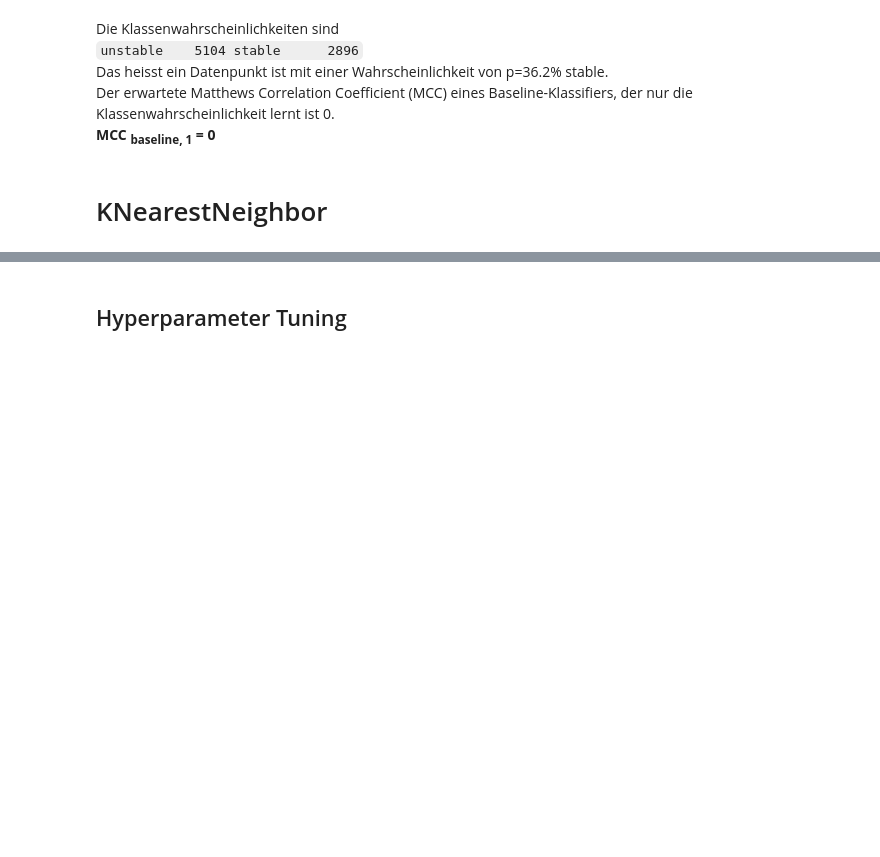
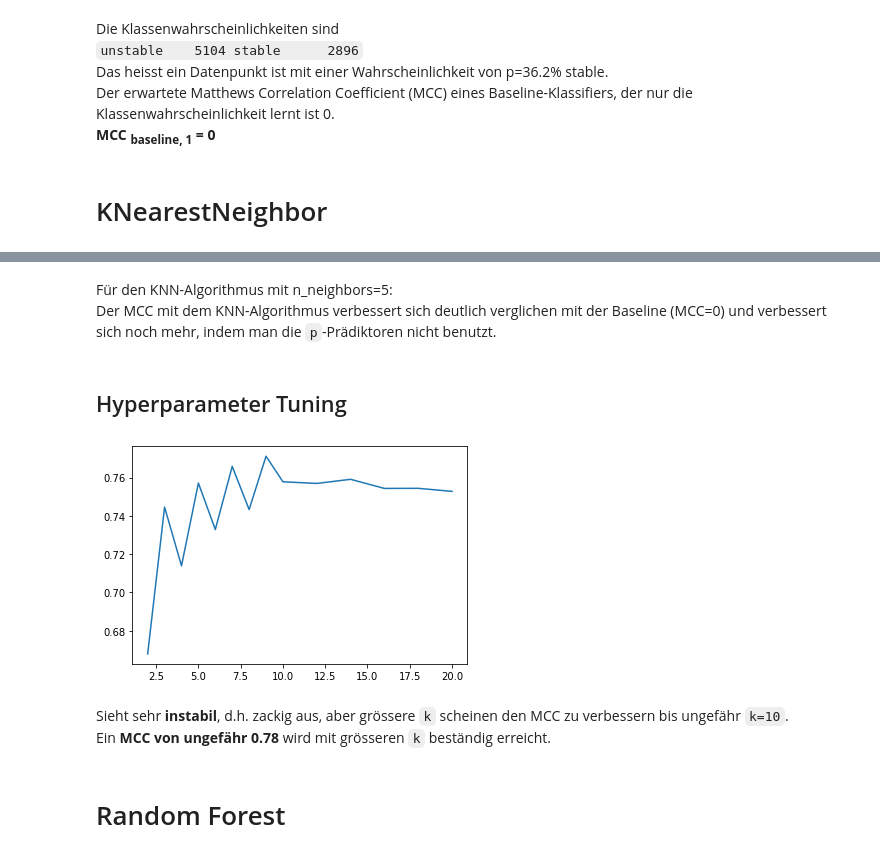
Before and after one commit to adrianbeer/AGD, a Jupyter notebook: Untitled.ipynb, the cells around one changed output, grey strips where cells are left out. Saved outputs shown, nothing was run; the diff lists cells and outputs as text; code cells hidden in the pictures; blank space fills up the shorter version.

```diff
--- a/Untitled.ipynb
+++ b/Untitled.ipynb
@@ -76,4 +80,8 @@ Sie könnten aber trotzdem in Kombination wichtige Informationen liefern. ==> **
 # %%
-# Normalisiere die Prädiktoren für die Algorithmen
+train_df
+
 train_x = train_values.apply(lambda x: (x-min(x))/(max(x)-min(x)))
 train_df_norm = pd.concat([train_x, train_y], axis=1)
+
+train_x = train_values.drop(["p1", 'p2', 'p3', 'p4'], axis=1).apply(lambda x: (x-min(x))/(max(x)-min(x)))
+train_df_norm_no_p = pd.concat([train_x, train_y], axis=1)
@@ -112,8 +132,18 @@ array([0.50450398, 0.53095673, 0.53315112, 0.51630619, 0.5117956 ])
+# %% [markdown]
+Für den KNN-Algorithmus mit n_neighbors=5:\
+Der MCC mit dem KNN-Algorithmus verbessert sich deutlich verglichen mit der Baseline (MCC=0) und verbessert sich noch mehr, indem man die `p`-Prädiktoren nicht benutzt.
 # %% [markdown]
 ## Hyperparameter Tuning
 # %%
-param_grid = [ {'n_neighbors' : [2, 3, 4, 5, 6, 7, 8, 9] + list(range(10, 20, 4)) } ]
-grids = GridSearchCV(knn, param_grid=param_grid, scoring=matthews_scorer, cv=10)
-grids.fit(train_df_norm.iloc[:, :-1], train_df_norm.iloc[:, -1])
+param_grid = [ {'n_neighbors' : [2, 3, 4, 5, 6, 7, 8, 9, 10, 12, 14, 16, 18, 20] } ]
+grids = GridSearchCV(knn, param_grid=param_grid, scoring=matthews_scorer, cv=8)
+_ = grids.fit(train_df_norm_no_p.iloc[:, :-1], train_df_norm_no_p.iloc[:, -1])
 # %%
-plt.plot(param_grid[0]['n_neighbors'], grids.cv_results_['mean_test_score'])
+_ = plt.plot(param_grid[0]['n_neighbors'], grids.cv_results_['mean_test_score'])
+# %% [output]
+[figure, added]
+# %% [markdown]
+Sieht sehr **instabil**, d.h. zackig aus, aber grössere `k` scheinen den MCC zu verbessern bis ungefähr `k=10`.\
+Ein **MCC von ungefähr 0.78** wird mit grösseren `k` beständig erreicht.
+# %% [markdown]
+# Random Forest
```
Also changed, not shown: parts of 16 cells of this notebook.
